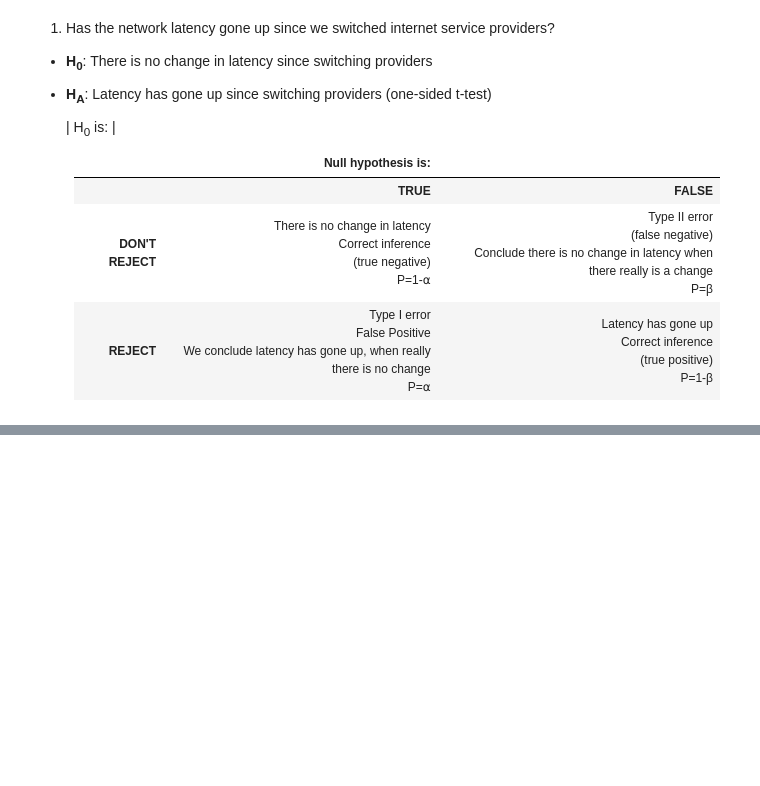
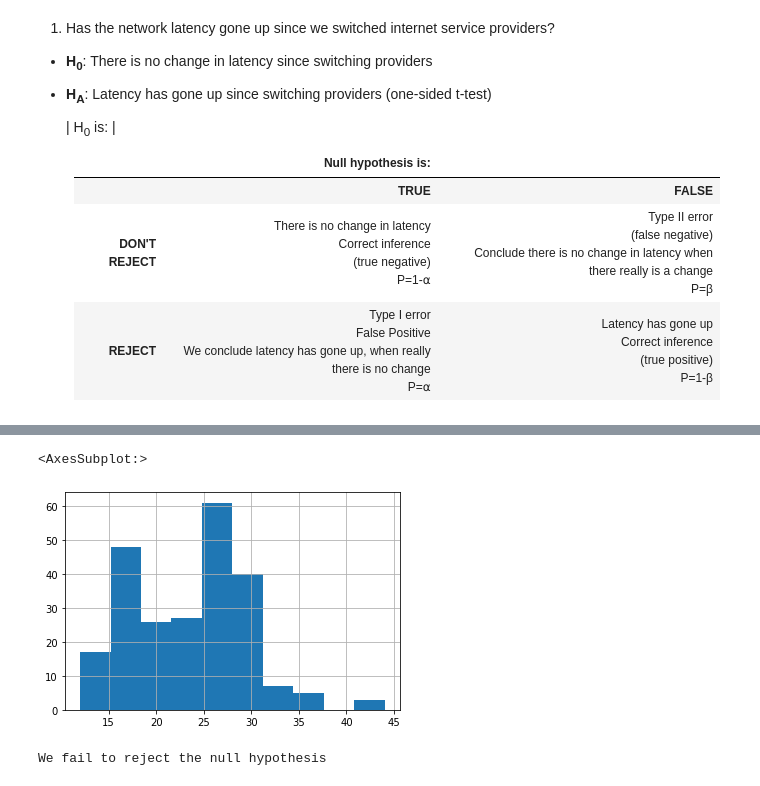
Before and after one commit to Jared-Godar/statistics-exercises, a Jupyter notebook: hypothesis_testing.ipynb, the cells around one changed output, grey strips where cells are left out. Cells and saved outputs as stored; diff of their text form; code cells hidden in the pictures; blank space fills up the shorter version.

```diff
--- a/hypothesis_testing.ipynb
+++ b/hypothesis_testing.ipynb
@@ -16,0 +144,12 @@ For each of the following questions, formulate a null and alternative hypothesis
+# %%
+all_cars.hist()
+# %% [output]
+<AxesSubplot:>
+[figure, added]
+# %%
+if (p/2 < alpha) & (t < 0):
+    print("We reject the null hypothesis")
+else:
+    print("We fail to reject the null hypothesis")
+# %% [output]
+We fail to reject the null hypothesis
```
Also changed, not shown: parts of 28 cells of this notebook, 2 other files.
